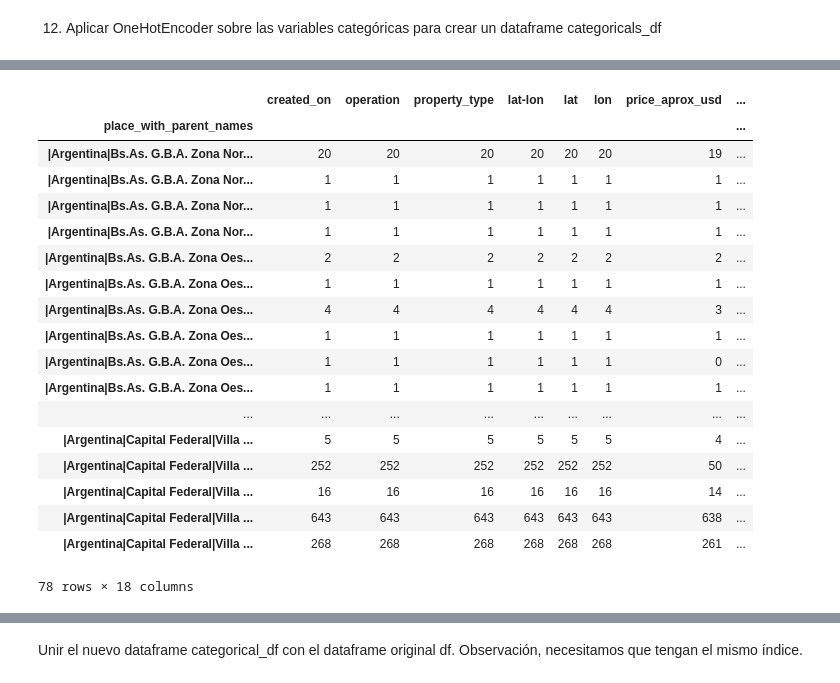
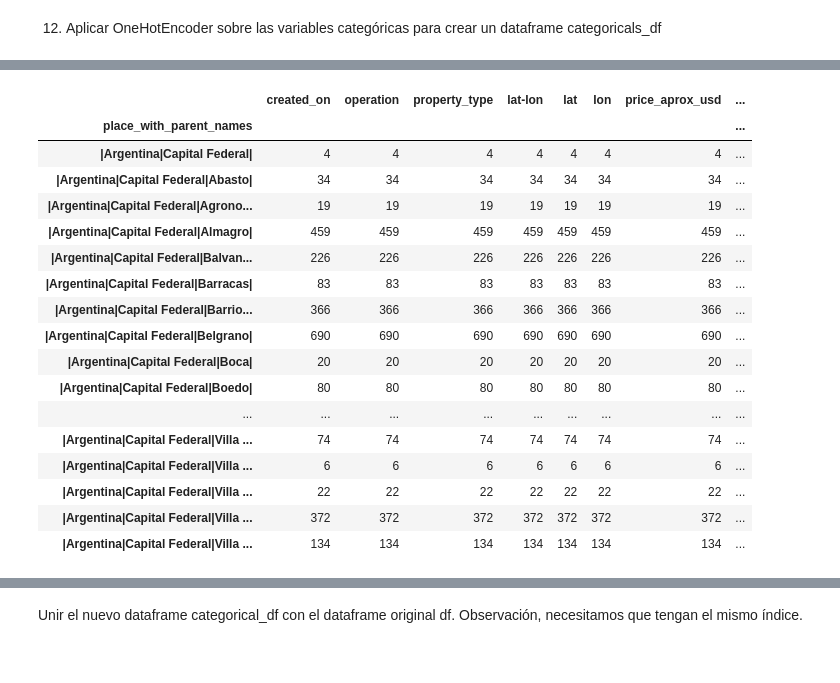
Before and after one commit to mnuclle/DiploDatos, a Jupyter notebook: 00 - Mentorias/2. Mentoria AyCD/Analisis_y_curación.ipynb, the cells around one changed output, grey strips where cells are left out. Drawn from its saved outputs; the diff is of its cells as text; code cells hidden in the pictures.

```diff
--- a/00 - Mentorias/2. Mentoria AyCD/Analisis_y_curación.ipynb
+++ b/00 - Mentorias/2. Mentoria AyCD/Analisis_y_curación.ipynb
@@ -405,7 +473,7 @@ df_iqr_pri_perm2
 # %% [output]
 1160.9195402298851
 # %%
-df_filtered = df_prop_cod[(df_prop_cod.price_usd_per_m2 >= p25) & (df_prop_cod.price_usd_per_m2 <= p75)]
+df_filtered = df_prop[(df_prop.price_usd_per_m2 >= p25) & (df_prop.price_usd_per_m2 <= p75)]
 # %% [markdown]
 5) Volver a plotear con distplot y boxplot los precios sin los outliers y observá las diferencias con los anteriores ploteo.
 # %% [markdown]
@@ -684,4 +736,0 @@ sns.boxplot(df_prop_rooms_mean_fill_sin_ext.surface_covered_in_m2)
-# %%
-df_prop_rooms_mean_fill=df_prop_rooms_mean_fill ##df_prop_rooms_mean_fill.rooms.isnull()]
-df_prop_rooms_mean_fill['rooms']=df_prop_rooms_mean_fill['rooms'].fillna(df_prop_rooms_mean_fill['surface_total_in_m2']/(df_prop_rooms_mean_fill['surface_by_room'].mean()))
-df_prop_rooms_mean_fill.head()
@@ -694,0 +739,3 @@ df_prop_rooms_mean_fill.head()
+# %%
+df_prop_rooms_mean_fill = df_prop_rooms_mean_fill.drop(['surface_by_room','surface_total_in_m2_mean2'], axis=1)
+df_prop_rooms_mean_fill.head()
@@ -702,4 +756,6 @@ Hay que tener en cuenta en este caso que el atributo es categórico.
 Para hacerlo usando scikit-learn, por como vienen dados los valores (en formato string), primero conviene convertirlos en numéricos. Para esto usamos LabelEncoder.
 
 10) Convertí las variables de property_type utilizando LabelEncoder
+# %%
+df_bin = df_prop_rooms_mean_fill
 # %%
@@ -769,23 +833,22 @@ df_prop.head(5)
 # %%
-df_prop.groupby('place_with_parent_names').count()
+df_bin.groupby('place_with_parent_names').count()
 # %% [output]
 |  | created_on | operation | property_type | lat-lon | lat | lon | price_aprox_usd | ... |
 | place_with_parent_names |  |  |  |  |  |  |  | ... |
-| |Argentina|Bs.As. G.B.A. Zona Nor... | 20 | 20 | 20 | 20 | 20 | 20 | 19 | ... |
-| |Argentina|Bs.As. G.B.A. Zona Nor... | 1 | 1 | 1 | 1 | 1 | 1 | 1 | ... |
-| |Argentina|Bs.As. G.B.A. Zona Nor... | 1 | 1 | 1 | 1 | 1 | 1 | 1 | ... |
-| |Argentina|Bs.As. G.B.A. Zona Nor... | 1 | 1 | 1 | 1 | 1 | 1 | 1 | ... |
-| |Argentina|Bs.As. G.B.A. Zona Oes... | 2 | 2 | 2 | 2 | 2 | 2 | 2 | ... |
-| |Argentina|Bs.As. G.B.A. Zona Oes... | 1 | 1 | 1 | 1 | 1 | 1 | 1 | ... |
-| |Argentina|Bs.As. G.B.A. Zona Oes... | 4 | 4 | 4 | 4 | 4 | 4 | 3 | ... |
-| |Argentina|Bs.As. G.B.A. Zona Oes... | 1 | 1 | 1 | 1 | 1 | 1 | 1 | ... |
-| |Argentina|Bs.As. G.B.A. Zona Oes... | 1 | 1 | 1 | 1 | 1 | 1 | 0 | ... |
-| |Argentina|Bs.As. G.B.A. Zona Oes... | 1 | 1 | 1 | 1 | 1 | 1 | 1 | ... |
+| |Argentina|Capital Federal| | 4 | 4 | 4 | 4 | 4 | 4 | 4 | ... |
+| |Argentina|Capital Federal|Abasto| | 34 | 34 | 34 | 34 | 34 | 34 | 34 | ... |
+| |Argentina|Capital Federal|Agrono... | 19 | 19 | 19 | 19 | 19 | 19 | 19 | ... |
+| |Argentina|Capital Federal|Almagro| | 459 | 459 | 459 | 459 | 459 | 459 | 459 | ... |
+| |Argentina|Capital Federal|Balvan... | 226 | 226 | 226 | 226 | 226 | 226 | 226 | ... |
+| |Argentina|Capital Federal|Barracas| | 83 | 83 | 83 | 83 | 83 | 83 | 83 | ... |
+| |Argentina|Capital Federal|Barrio... | 366 | 366 | 366 | 366 | 366 | 366 | 366 | ... |
+| |Argentina|Capital Federal|Belgrano| | 690 | 690 | 690 | 690 | 690 | 690 | 690 | ... |
+| |Argentina|Capital Federal|Boca| | 20 | 20 | 20 | 20 | 20 | 20 | 20 | ... |
+| |Argentina|Capital Federal|Boedo| | 80 | 80 | 80 | 80 | 80 | 80 | 80 | ... |
 | ... | ... | ... | ... | ... | ... | ... | ... | ... |
-| |Argentina|Capital Federal|Villa ... | 5 | 5 | 5 | 5 | 5 | 5 | 4 | ... |
-| |Argentina|Capital Federal|Villa ... | 252 | 252 | 252 | 252 | 252 | 252 | 50 | ... |
-| |Argentina|Capital Federal|Villa ... | 16 | 16 | 16 | 16 | 16 | 16 | 14 | ... |
-| |Argentina|Capital Federal|Villa ... | 643 | 643 | 643 | 643 | 643 | 643 | 638 | ... |
-| |Argentina|Capital Federal|Villa ... | 268 | 268 | 268 | 268 | 268 | 268 | 261 | ... |
+| |Argentina|Capital Federal|Villa ... | 74 | 74 | 74 | 74 | 74 | 74 | 74 | ... |
+| |Argentina|Capital Federal|Villa ... | 6 | 6 | 6 | 6 | 6 | 6 | 6 | ... |
+| |Argentina|Capital Federal|Villa ... | 22 | 22 | 22 | 22 | 22 | 22 | 22 | ... |
+| |Argentina|Capital Federal|Villa ... | 372 | 372 | 372 | 372 | 372 | 372 | 372 | ... |
+| |Argentina|Capital Federal|Villa ... | 134 | 134 | 134 | 134 | 134 | 134 | 134 | ... |
-78 rows × 18 columns
 # %%
```
Also changed, not shown: parts of 73 cells of this notebook.
